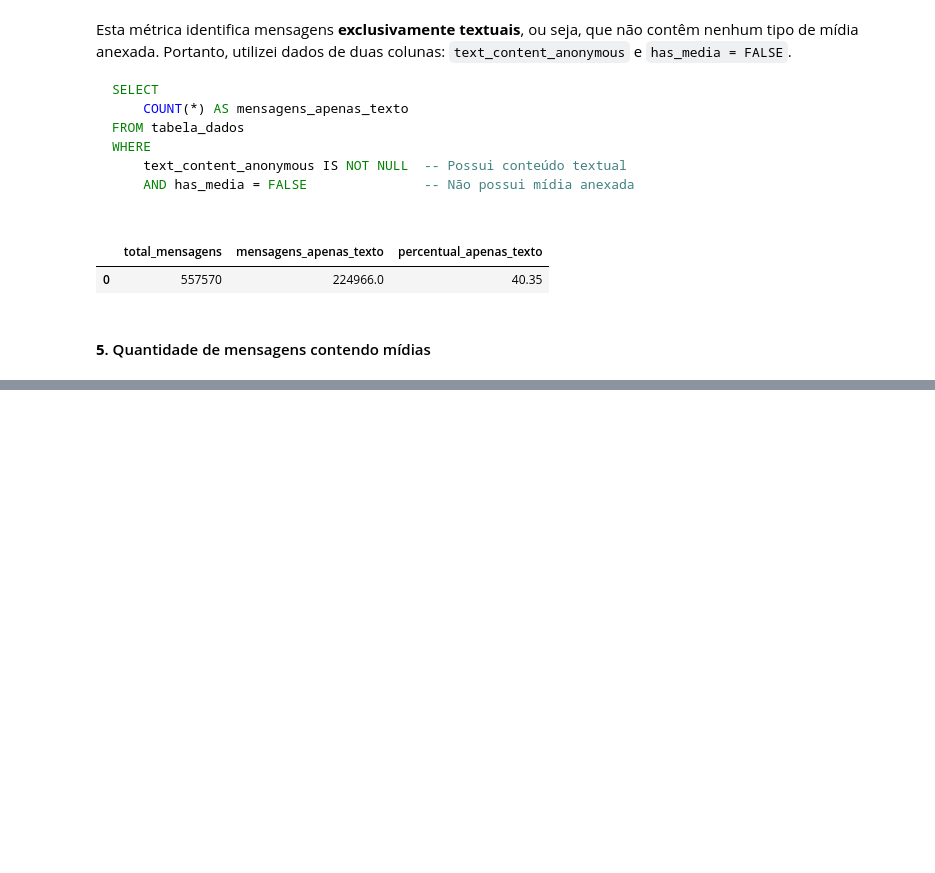
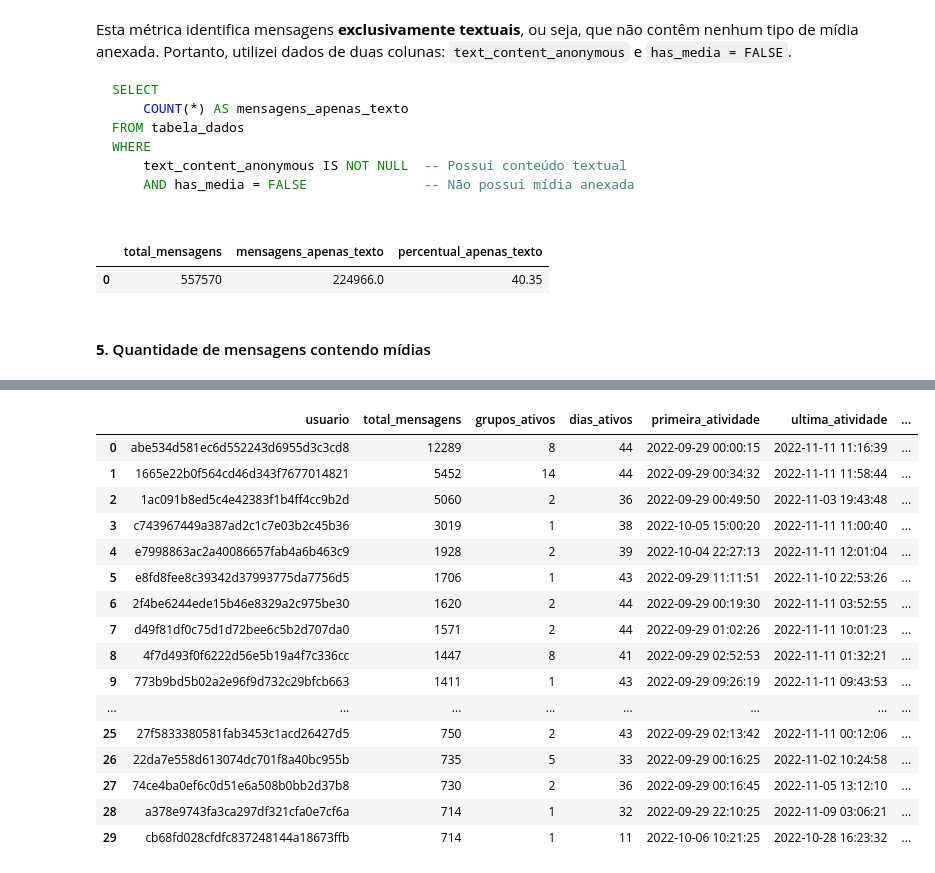
Before and after one commit to EstherMart/Data-Mining, a Jupyter notebook: Lista02_ExtracaoDeDados/extracao.ipynb, the cells around one changed output, grey strips where cells are left out. Cells and saved outputs as stored; diff of their text form; code cells hidden in the pictures; blank space fills up the shorter version.

```diff
--- a/Lista02_ExtracaoDeDados/extracao.ipynb
+++ b/Lista02_ExtracaoDeDados/extracao.ipynb
@@ -444,0 +646,51 @@ display(qtd_mensagem_texto)
+# %%
+users_mais_ativos = conn.execute("""
+    WITH atividade_usuarios AS (
+    SELECT
+        id_member_anonymous AS usuario,
+        COUNT(*) AS total_mensagens,
+        COUNT(DISTINCT id_group_anonymous) AS grupos_ativos,
+        COUNT(DISTINCT CAST(date_message AS DATE)) AS dias_ativos,
+        MIN(date_message) AS primeira_atividade,
+        MAX(date_message) AS ultima_atividade,
+        COUNT(DISTINCT message_type) AS tipos_conteudo,
+        SUM(CASE WHEN has_media = TRUE THEN 1 ELSE 0 END) AS midias_enviadas
+    FROM tabela_dados
+    WHERE id_member_anonymous IS NOT NULL
+    GROUP BY id_member_anonymous
+    )
+    SELECT
+        usuario,
+        total_mensagens,
+        grupos_ativos,
+        dias_ativos,
+        primeira_atividade,
+        ultima_atividade,
+        tipos_conteudo,
+        midias_enviadas,
+        ROUND(total_mensagens * 100.0 / (SELECT SUM(total_mensagens) FROM atividade_usuarios), 2) AS percentual_total,
+        RANK() OVER (ORDER BY total_mensagens DESC) AS ranking
+    FROM atividade_usuarios
+    ORDER BY total_mensagens DESC
+    LIMIT 30;
+""").fetchdf()
+
+display(users_mais_ativos)
+# %% [output]
+|  | usuario | total_mensagens | grupos_ativos | dias_ativos | primeira_atividade | ultima_atividade | ... |
+| 0 | abe534d581ec6d552243d6955d3c3cd8 | 12289 | 8 | 44 | 2022-09-29 00:00:15 | 2022-11-11 11:16:39 | ... |
+| 1 | 1665e22b0f564cd46d343f7677014821 | 5452 | 14 | 44 | 2022-09-29 00:34:32 | 2022-11-11 11:58:44 | ... |
+| 2 | 1ac091b8ed5c4e42383f1b4ff4cc9b2d | 5060 | 2 | 36 | 2022-09-29 00:49:50 | 2022-11-03 19:43:48 | ... |
+| 3 | c743967449a387ad2c1c7e03b2c45b36 | 3019 | 1 | 38 | 2022-10-05 15:00:20 | 2022-11-11 11:00:40 | ... |
+| 4 | e7998863ac2a40086657fab4a6b463c9 | 1928 | 2 | 39 | 2022-10-04 22:27:13 | 2022-11-11 12:01:04 | ... |
+| 5 | e8fd8fee8c39342d37993775da7756d5 | 1706 | 1 | 43 | 2022-09-29 11:11:51 | 2022-11-10 22:53:26 | ... |
+| 6 | 2f4be6244ede15b46e8329a2c975be30 | 1620 | 2 | 44 | 2022-09-29 00:19:30 | 2022-11-11 03:52:55 | ... |
+| 7 | d49f81df0c75d1d72bee6c5b2d707da0 | 1571 | 2 | 44 | 2022-09-29 01:02:26 | 2022-11-11 10:01:23 | ... |
+| 8 | 4f7d493f0f6222d56e5b19a4f7c336cc | 1447 | 8 | 41 | 2022-09-29 02:52:53 | 2022-11-11 01:32:21 | ... |
+| 9 | 773b9bd5b02a2e96f9d732c29bfcb663 | 1411 | 1 | 43 | 2022-09-29 09:26:19 | 2022-11-11 09:43:53 | ... |
+| ... | ... | ... | ... | ... | ... | ... | ... |
+| 25 | 27f5833380581fab3453c1acd26427d5 | 750 | 2 | 43 | 2022-09-29 02:13:42 | 2022-11-11 00:12:06 | ... |
+| 26 | 22da7e558d613074dc701f8a40bc955b | 735 | 5 | 33 | 2022-09-29 00:16:25 | 2022-11-02 10:24:58 | ... |
+| 27 | 74ce4ba0ef6c0d51e6a508b0bb2d37b8 | 730 | 2 | 36 | 2022-09-29 00:16:45 | 2022-11-05 13:12:10 | ... |
+| 28 | a378e9743fa3ca297df321cfa0e7cf6a | 714 | 1 | 32 | 2022-09-29 22:10:25 | 2022-11-09 03:06:21 | ... |
+| 29 | cb68fd028cfdfc837248144a18673ffb | 714 | 1 | 11 | 2022-10-06 10:21:25 | 2022-10-28 16:23:32 | ... |
```
Also changed, not shown: parts of 47 cells of this notebook.
